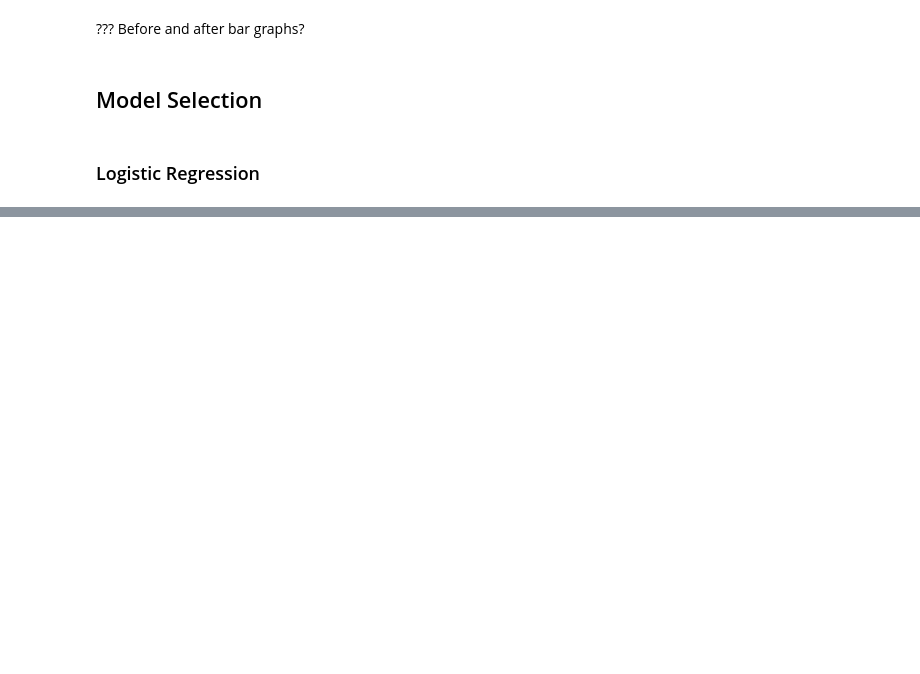
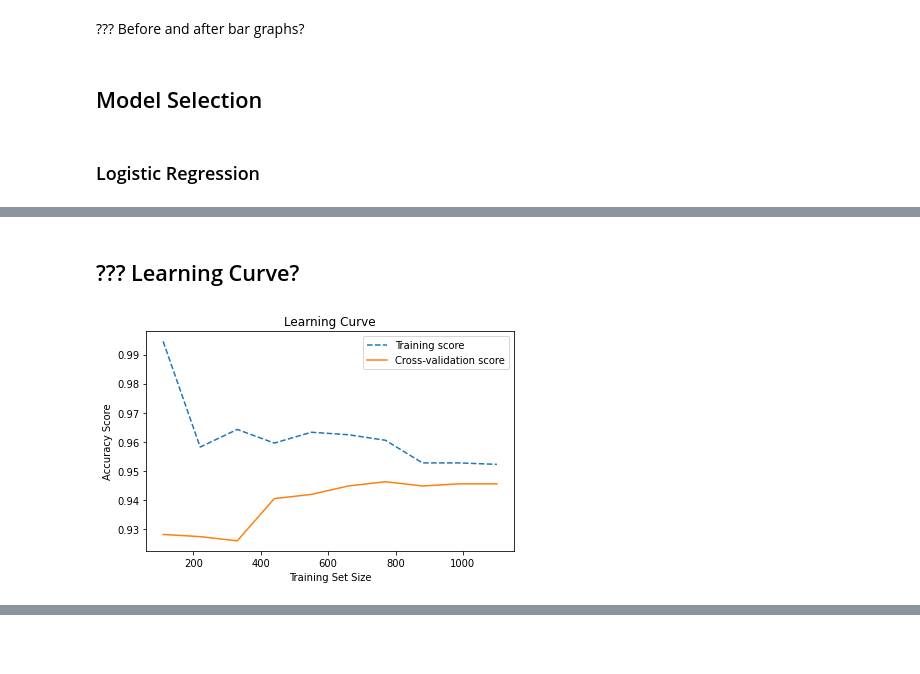
Before and after one commit to donnajharris/cp640_project, a Jupyter notebook: harr2890_project/harr2890_project_step2_data_filtering.ipynb, the cells around one changed output, grey strips where cells are left out. Cells and saved outputs as stored; diff of their text form; code cells hidden in the pictures; blank space fills up the shorter version.

Commit message:
playing with graphs and records

```diff
--- a/harr2890_project/harr2890_project_step2_data_filtering.ipynb
+++ b/harr2890_project/harr2890_project_step2_data_filtering.ipynb
@@ -893,0 +639,30 @@ ValueError: in user code:
+# %% [markdown]
+## ??? Learning Curve?
+# %%
+import numpy as np
+
+
+# import matplotlib package for plots
+import matplotlib.pyplot as plt
+# Import learning_curve function from scikit-learn package
+from sklearn.model_selection import learning_curve
+# Crete data for learning curve
+train_sizes, train_scores, test_scores = learning_curve(LogReg, X, y, cv=5, scoring ='accuracy',
+train_sizes=np.linspace(.1, 1.0, 10))
+# Create mean of train and test scores
+train_mean = np.mean(train_scores, axis=1)
+test_mean = np.mean(test_scores, axis=1)
+
+# Plot learning curve lines (mean of training and test scores)
+plt.plot(train_sizes, train_mean, '--',  label="Training score")
+plt.plot(train_sizes, test_mean,  label="Cross-validation score")
+
+# Add title and labels and show the plot
+plt.title("Learning Curve")
+plt.xlabel("Training Set Size")
+plt.ylabel("Accuracy Score")
+plt.legend(loc="best")
+plt.tight_layout()
+plt.show()
+# %% [output]
+[figure, added]
```
Also changed, not shown: parts of 86 cells of this notebook.
